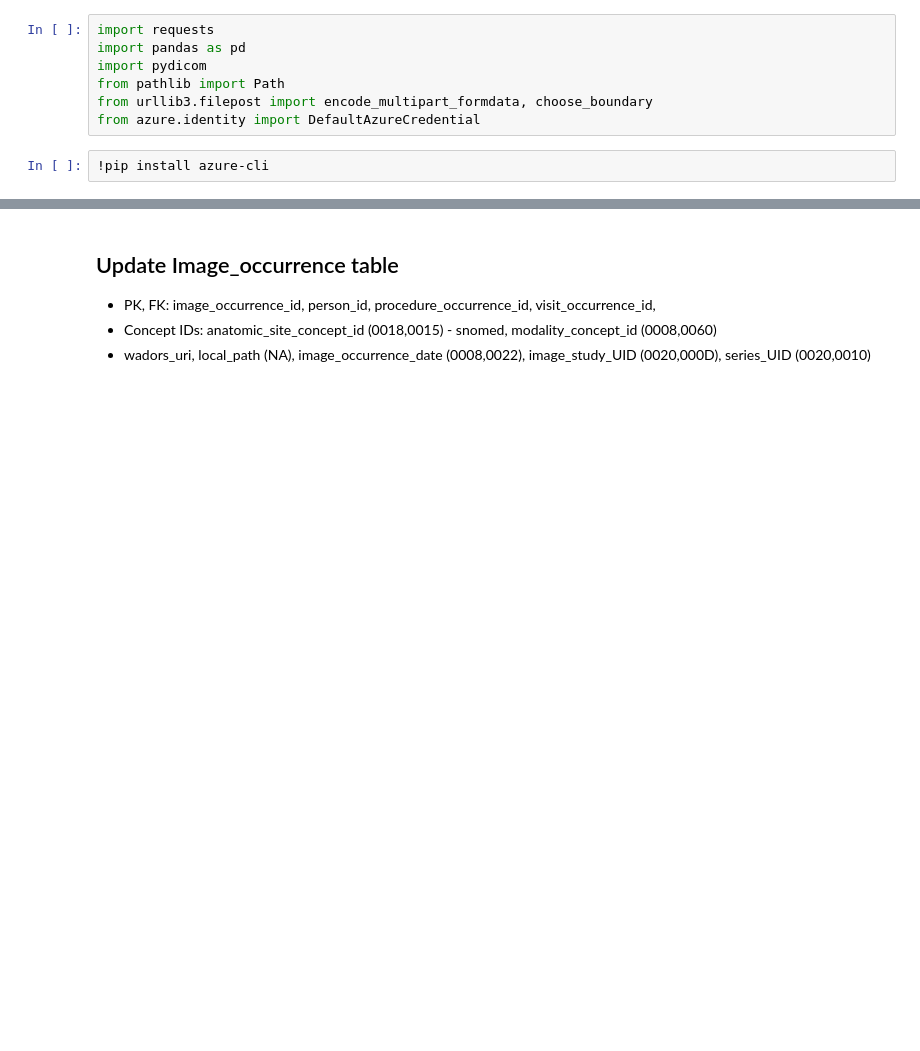
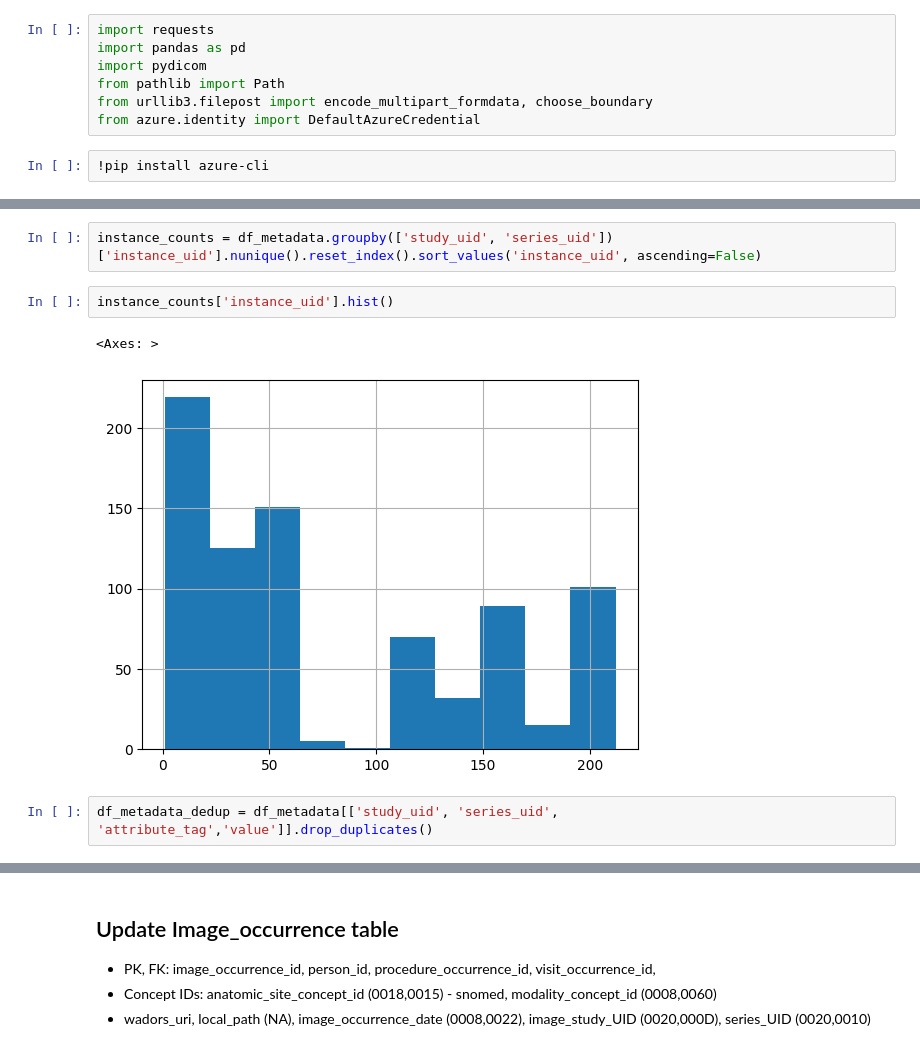
Before and after one commit to paulnagy/DICOM2OMOP, a Jupyter notebook: dicom_to_omop/transform_imaging_data.ipynb, the cells around one changed output, grey strips where cells are left out. Saved outputs shown, nothing was run; the diff lists cells and outputs as text; blank space fills up the shorter version.

```diff
--- a/dicom_to_omop/transform_imaging_data.ipynb
+++ b/dicom_to_omop/transform_imaging_data.ipynb
@@ -209,0 +952,9 @@ conn.commit()
+# %%
+instance_counts = df_metadata.groupby(['study_uid', 'series_uid'])['instance_uid'].nunique().reset_index().sort_values('instance_uid', ascending=False)
+# %%
+instance_counts['instance_uid'].hist()
+# %% [output]
+<Axes: >
+[figure, added]
+# %%
+df_metadata_dedup = df_metadata[['study_uid', 'series_uid', 'attribute_tag','value']].drop_duplicates()
```
Also changed, not shown: parts of 295 cells of this notebook, 17 other files.
